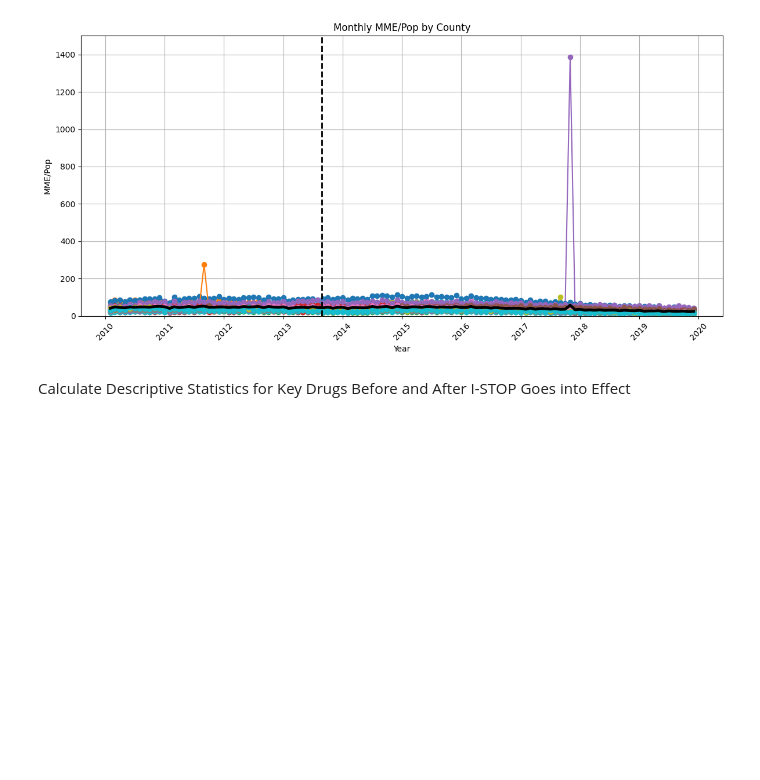
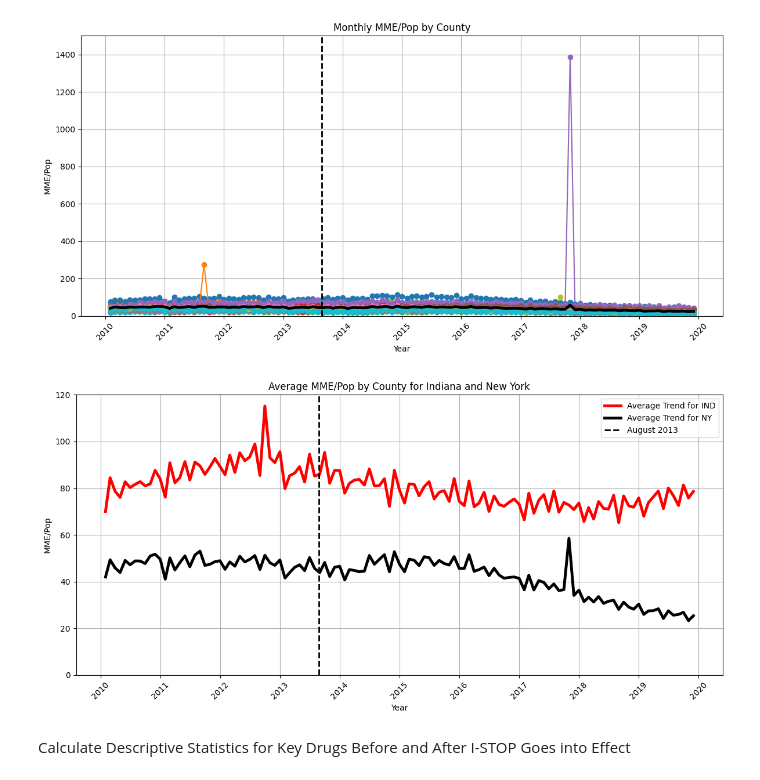
Before and after one commit to dstewar6/HEDC_Opiod_Project, a Jupyter notebook: dstewart_hedc_work.ipynb, the cells around one changed output. Drawn from its saved outputs; the diff is of its cells as text; code cells hidden in the pictures; blank space fills up the shorter version.

```diff
--- a/dstewart_hedc_work.ipynb
+++ b/dstewart_hedc_work.ipynb
@@ -161,6 +182,6 @@ print(county_pop_long.head())
 # %%
 #merge ny arcos data with ny county pop data
-merged_data_ny = pd.merge(monthly_mme_ny, county_pop_long, left_on=['buyer_county', 'year'],
+merged_data_ny = pd.merge(monthly_mme_ny, county_pop_long_ny, left_on=['buyer_county', 'year'],
                        right_on=['County Name', 'year'], how='left')
 print(merged_data_ny.head())
 # %% [output]
@@ -170,3 +191,8 @@ print(merged_data_ny.head())
 2       ALBANY  2006      3  8.658889e+06   1.0      ALBANY     49359.0
 3       ALBANY  2006      4  6.308959e+06   1.0      ALBANY     49359.0
 4       ALBANY  2006      5  5.227228e+06   1.0      ALBANY     49359.0
+# %%
+#merge ind arcos data with ind county pop data
+merged_data_ind = pd.merge(monthly_mme_ind, county_pop_long_ind, left_on=['buyer_county', 'year'],
+                       right_on=['County Name', 'year'], how='left')
+print(merged_data_ind.head())
@@ -182,3 +215,8 @@ merged_data_ny.head()
 | 2 | ALBANY | 2006 | 3 | 8.658889e+06 | 1.0 | ALBANY | 49359.0 | 175.426741 |
 | 3 | ALBANY | 2006 | 4 | 6.308959e+06 | 1.0 | ALBANY | 49359.0 | 127.817809 |
 | 4 | ALBANY | 2006 | 5 | 5.227228e+06 | 1.0 | ALBANY | 49359.0 | 105.902227 |
+# %%
+#drop na and calculate the mme per population
+merged_data_ind = merged_data_ind.dropna(subset=['total_mme', 'population'])
+merged_data_ind['mme/pop'] = merged_data_ind['total_mme'].astype(float) / merged_data_ind['population'].astype(float)
+merged_data_ind.head()
@@ -228,6 +291,32 @@ plt.tight_layout()
 plt.show()
 # %% [output]
 [figure]
+# %%
+merged_data_ind['date'] = pd.to_datetime(merged_data_ind[['year', 'month']].assign(day=1))
+filtered_data_ind = merged_data_ind[merged_data_ind['date'] > '2010-01-01']
+plt.figure(figsize=(12, 6))
+
+average_trend_ind = filtered_data_ind.groupby('date')['mme/pop'].mean()
+plt.plot(average_trend_ind.index, average_trend_ind, color='red', linewidth=3.5, label='Average Trend for IND')
+
+average_trend_ny = filtered_data_ny.groupby('date')['mme/pop'].mean()
+plt.plot(average_trend_ny.index, average_trend_ny, color='black', linewidth=3.5, label='Average Trend for NY')
+
+plt.axvline(pd.to_datetime("2013-08-27"), color='black',linestyle='--',linewidth=2,label='August 2013')
+
+plt.title('Average MME/Pop by County for Indiana and New York')
+plt.ylabel('MME/Pop')
+plt.xlabel('Year')
+
+plt.xticks(rotation=45)
+plt.ylim(0,120)
+plt.grid()
+plt.legend()
+plt.tight_layout()
+
+plt.show()
+# %% [output]
+[figure, added]
 # %% [markdown]
 Calculate Descriptive Statistics for Key Drugs Before and After I-STOP Goes into Effect
 # %%
```
Also changed, not shown: parts of 5 cells of this notebook.
